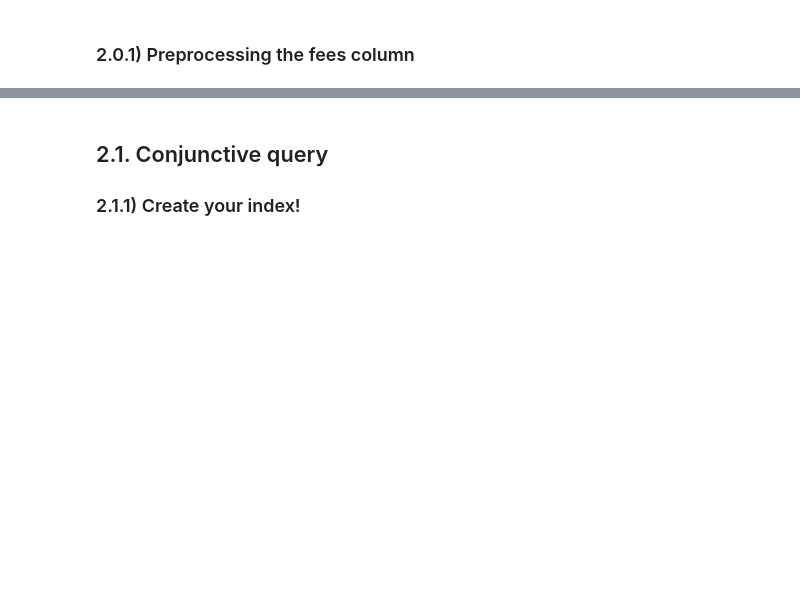
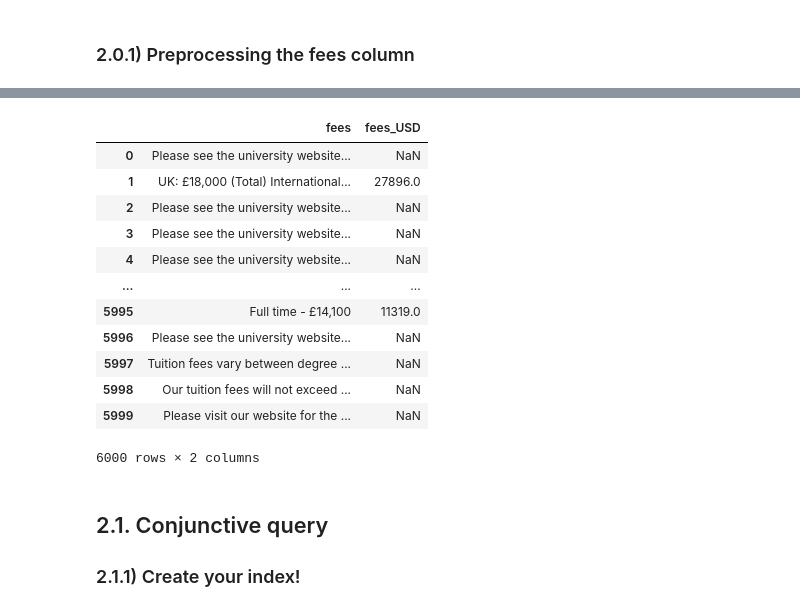
Before and after one commit to susannabravi/ADM-HW3, a Jupyter notebook: main.ipynb, the cells around one changed output, grey strips where cells are left out. Cells and saved outputs as stored; diff of their text form; code cells hidden in the pictures; blank space fills up the shorter version.

```diff
--- a/main.ipynb
+++ b/main.ipynb
@@ -333,7 +350,7 @@ def preprocess_fees(fees_text):
             symbol = currency_symbol_to_code[symbol]
 
         # Change into USD using the exchange_rates dictionary and append to fees
-        total_fees.append(number * exchange_rates[symbol])
+        total_fees.append(number * exchange_rates_dict[symbol])
 
     # Take the max fee and return it
     max_fee = round(max(total_fees))
@@ -346,5 +382,21 @@ exchange_rates = get_latest_exchange_rates(my_app_id)
 # Save preprocessed fees into a new column
 data["fees_USD"] = data["fees"].apply(preprocess_fees)
+# %%
+data[["fees", "fees_USD"]]
+# %% [output]
+|  | fees | fees_USD |
+| 0 | Please see the university website... | NaN |
+| 1 | UK: £18,000 (Total) International... | 27896.0 |
+| 2 | Please see the university website... | NaN |
+| 3 | Please see the university website... | NaN |
+| 4 | Please see the university website... | NaN |
+| ... | ... | ... |
+| 5995 | Full time - £14,100 | 11319.0 |
+| 5996 | Please see the university website... | NaN |
+| 5997 | Tuition fees vary between degree ... | NaN |
+| 5998 | Our tuition fees will not exceed ... | NaN |
+| 5999 | Please visit our website for the ... | NaN |
+6000 rows × 2 columns
 # %% [markdown]
 ## 2.1. Conjunctive query
 
```
Also changed, not shown: parts of 9 cells of this notebook.
